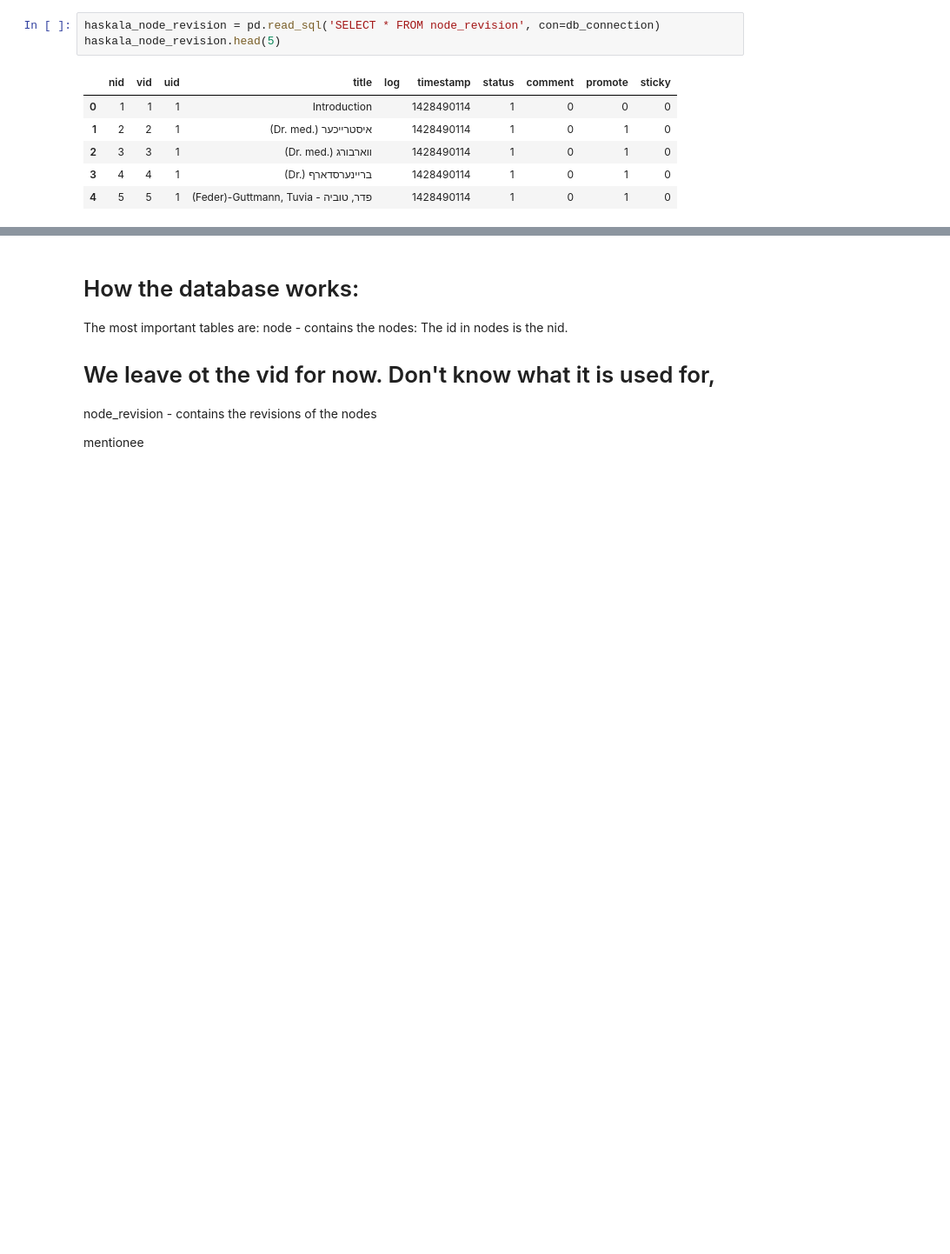
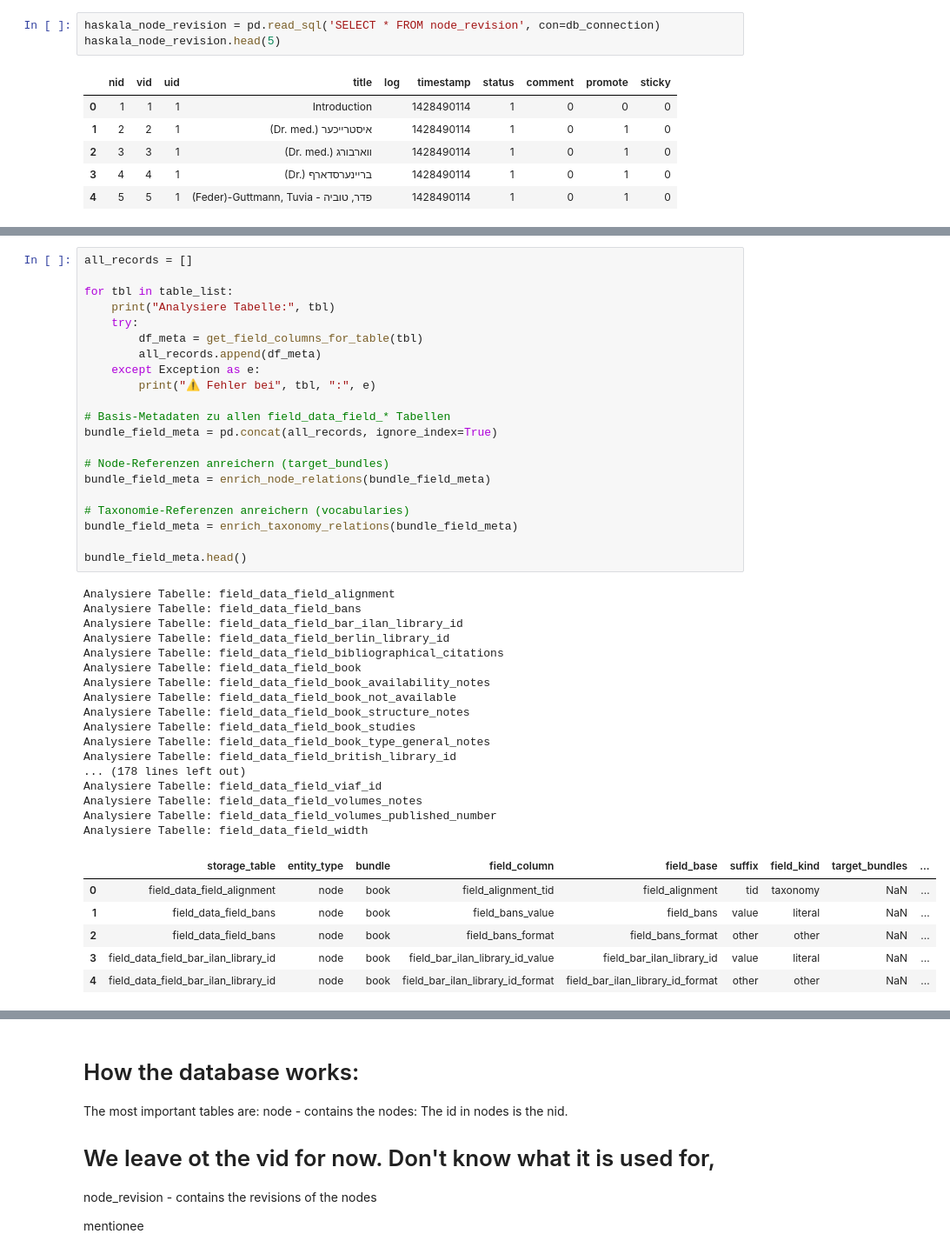
Before and after one commit to judaicalink/haskala, a Jupyter notebook: research/haskala.ipynb, the cells around one changed output, grey strips where cells are left out. Shown at 87% size. Cells and saved outputs as stored; diff of their text form; blank space fills up the shorter version.

```diff
--- a/research/haskala.ipynb
+++ b/research/haskala.ipynb
@@ -197,0 +487,45 @@ Book:
+# %%
+all_records = []
+
+for tbl in table_list:
+    print("Analysiere Tabelle:", tbl)
+    try:
+        df_meta = get_field_columns_for_table(tbl)
+        all_records.append(df_meta)
+    except Exception as e:
+        print("⚠️ Fehler bei", tbl, ":", e)
+
+# Basis-Metadaten zu allen field_data_field_* Tabellen
+bundle_field_meta = pd.concat(all_records, ignore_index=True)
+
+# Node-Referenzen anreichern (target_bundles)
+bundle_field_meta = enrich_node_relations(bundle_field_meta)
+
+# Taxonomie-Referenzen anreichern (vocabularies)
+bundle_field_meta = enrich_taxonomy_relations(bundle_field_meta)
+
+bundle_field_meta.head()
+# %% [output]
+Analysiere Tabelle: field_data_field_alignment
+Analysiere Tabelle: field_data_field_bans
+Analysiere Tabelle: field_data_field_bar_ilan_library_id
+Analysiere Tabelle: field_data_field_berlin_library_id
+Analysiere Tabelle: field_data_field_bibliographical_citations
+Analysiere Tabelle: field_data_field_book
+Analysiere Tabelle: field_data_field_book_availability_notes
+Analysiere Tabelle: field_data_field_book_not_available
+Analysiere Tabelle: field_data_field_book_structure_notes
+Analysiere Tabelle: field_data_field_book_studies
+Analysiere Tabelle: field_data_field_book_type_general_notes
+Analysiere Tabelle: field_data_field_british_library_id
+... (178 lines left out)
+Analysiere Tabelle: field_data_field_viaf_id
+Analysiere Tabelle: field_data_field_volumes_notes
+Analysiere Tabelle: field_data_field_volumes_published_number
+Analysiere Tabelle: field_data_field_width
+|  | storage_table | entity_type | bundle | field_column | field_base | suffix | field_kind | target_bundles | ... |
+| 0 | field_data_field_alignment | node | book | field_alignment_tid | field_alignment | tid | taxonomy | NaN | ... |
+| 1 | field_data_field_bans | node | book | field_bans_value | field_bans | value | literal | NaN | ... |
+| 2 | field_data_field_bans | node | book | field_bans_format | field_bans_format | other | other | NaN | ... |
+| 3 | field_data_field_bar_ilan_library_id | node | book | field_bar_ilan_library_id_value | field_bar_ilan_library_id | value | literal | NaN | ... |
+| 4 | field_data_field_bar_ilan_library_id | node | book | field_bar_ilan_library_id_format | field_bar_ilan_library_id_format | other | other | NaN | ... |
```
Also changed, not shown: parts of 135 cells of this notebook.
